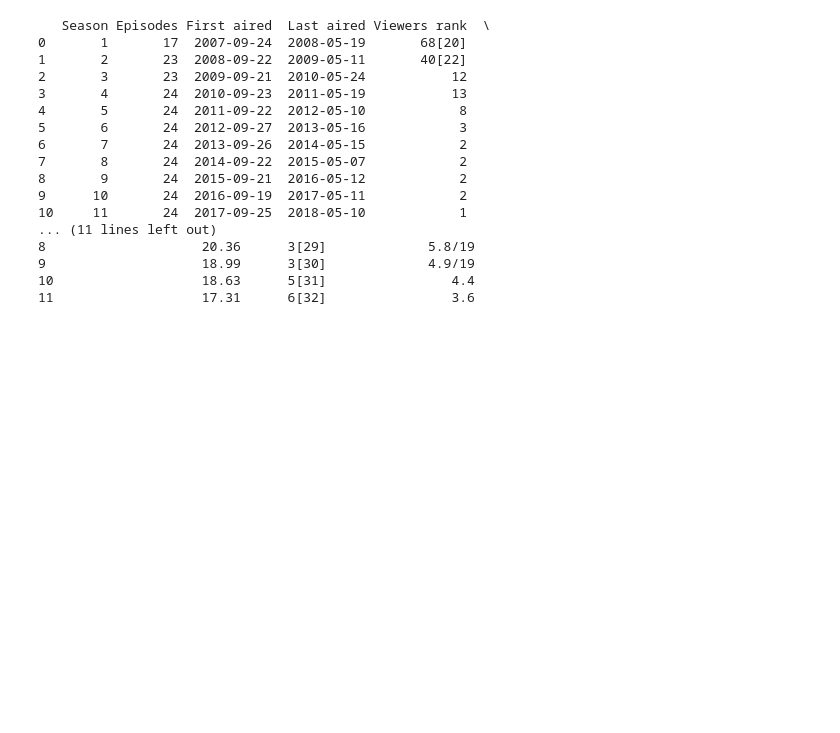
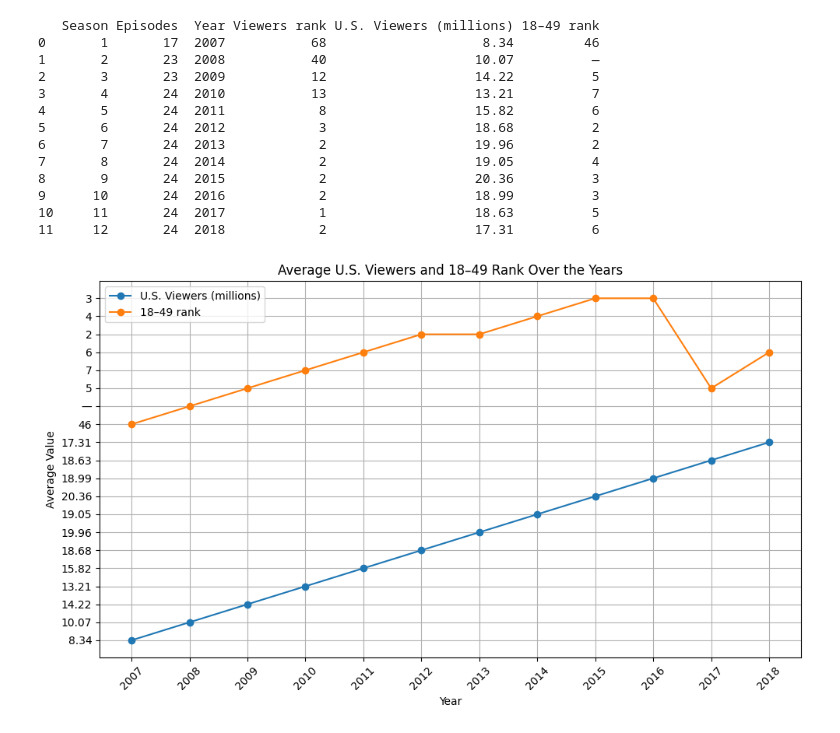
Before and after one commit to gizemguleli/The-Big-Bang-Theory-Report--RR, a Jupyter notebook: The Big Bang Theory.ipynb, the cells around one changed output. Saved outputs shown, nothing was run; the diff lists cells and outputs as text; code cells hidden in the pictures; blank space fills up the shorter version.

```diff
--- a/The Big Bang Theory.ipynb
+++ b/The Big Bang Theory.ipynb
@@ -35,36 +40,57 @@ for row in table.find_all('tr'):
     if len(columns) == 8:  # Ensure it's a data row
         season = columns[0].text.strip()
         episodes = columns[1].text.strip()
-        # Extract dates and format them as 'YYYY-MM-DD'
-        first_aired = re.search(r'\d{4}-\d{2}-\d{2}', columns[2].text.strip()).group()
-        last_aired = re.search(r'\d{4}-\d{2}-\d{2}', columns[3].text.strip()).group()
-
-        viewers_rank = columns[4].text.strip()
-        viewers_million = columns[5].text.strip()
-        _18_49_rank = columns[6].text.strip()
-        _18_49_rating_share = columns[7].text.strip()
-        data.append((season, episodes, first_aired, last_aired, viewers_rank, viewers_million, _18_49_rank, _18_49_rating_share))
+        # Extract year from First aired and format them as 'YYYY'
+        year = re.search(r'\d{4}', columns[2].text.strip()).group()
+        # Remove brackets and their contents from viewers rank and 18-49 rank
+        viewers_rank = re.sub(r'\[.*?\]', '', columns[4].text.strip())
+        viewers_million = re.sub(r'\[.*?\]', '', columns[5].text.strip())
+        _18_49_rank = re.sub(r'\[.*?\]', '', columns[6].text.strip())
+        data.append((season, episodes, year, viewers_rank, viewers_million, _18_49_rank))
 
 # Create DataFrame from the extracted data
-df = pd.DataFrame(data, columns=['Season', 'Episodes', 'First aired', 'Last aired', 'Viewers rank', 'U.S. Viewers (millions)', '18–49 rank', '18–49 rating/share'])
+df = pd.DataFrame(data, columns=['Season', 'Episodes', 'Year', 'Viewers rank', 'U.S. Viewers (millions)', '18–49 rank'])
 
 # Print DataFrame
 print(df)
 # %% [output]
-   Season Episodes First aired  Last aired Viewers rank  \
-0       1       17  2007-09-24  2008-05-19       68[20]
-1       2       23  2008-09-22  2009-05-11       40[22]
-2       3       23  2009-09-21  2010-05-24           12
-3       4       24  2010-09-23  2011-05-19           13
-4       5       24  2011-09-22  2012-05-10            8
-5       6       24  2012-09-27  2013-05-16            3
-6       7       24  2013-09-26  2014-05-15            2
-7       8       24  2014-09-22  2015-05-07            2
-8       9       24  2015-09-21  2016-05-12            2
-9      10       24  2016-09-19  2017-05-11            2
-10     11       24  2017-09-25  2018-05-10            1
-... (11 lines left out)
-8                    20.36      3[29]             5.8/19
-9                    18.99      3[30]             4.9/19
-10                   18.63      5[31]                4.4
-11                   17.31      6[32]                3.6
+   Season Episodes  Year Viewers rank U.S. Viewers (millions) 18–49 rank
+0       1       17  2007           68                    8.34         46
+1       2       23  2008           40                   10.07          —
+2       3       23  2009           12                   14.22          5
+3       4       24  2010           13                   13.21          7
+4       5       24  2011            8                   15.82          6
+5       6       24  2012            3                   18.68          2
+6       7       24  2013            2                   19.96          2
+7       8       24  2014            2                   19.05          4
+8       9       24  2015            2                   20.36          3
+9      10       24  2016            2                   18.99          3
+10     11       24  2017            1                   18.63          5
+11     12       24  2018            2                   17.31          6
+# %%
+import matplotlib.pyplot as plt
+
+# Plotting the ratings and viewership trends over the years
+plt.figure(figsize=(10, 6))
+
+# Plotting U.S. Viewers (millions)
+plt.plot(df['Year'], df['U.S. Viewers (millions)'], marker='o', label='U.S. Viewers (millions)')
+
+# Plotting 18–49 rank
+plt.plot(df['Year'], df['18–49 rank'], marker='o', label='18–49 rank')
+
+# Adding labels and title
+plt.xlabel('Year')
+plt.ylabel('Average Value')
+plt.title('Average U.S. Viewers and 18–49 Rank Over the Years')
+plt.legend()
+
+# Rotating x-axis labels for better readability
+plt.xticks(rotation=45)
+
+# Display the plot
+plt.grid(True)
+plt.tight_layout()
+plt.show()
+# %% [output]
+[figure, added]
```
Also changed, not shown: parts of 2 cells of this notebook.
